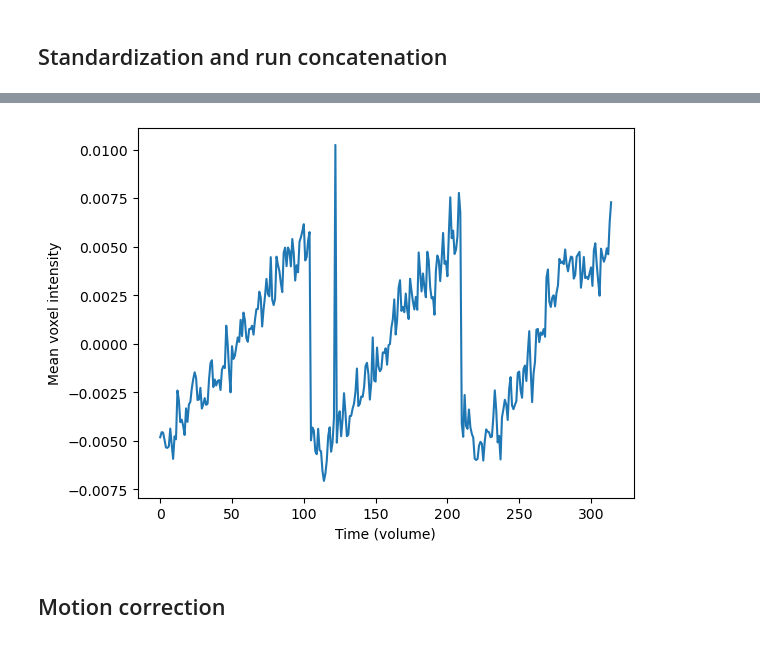
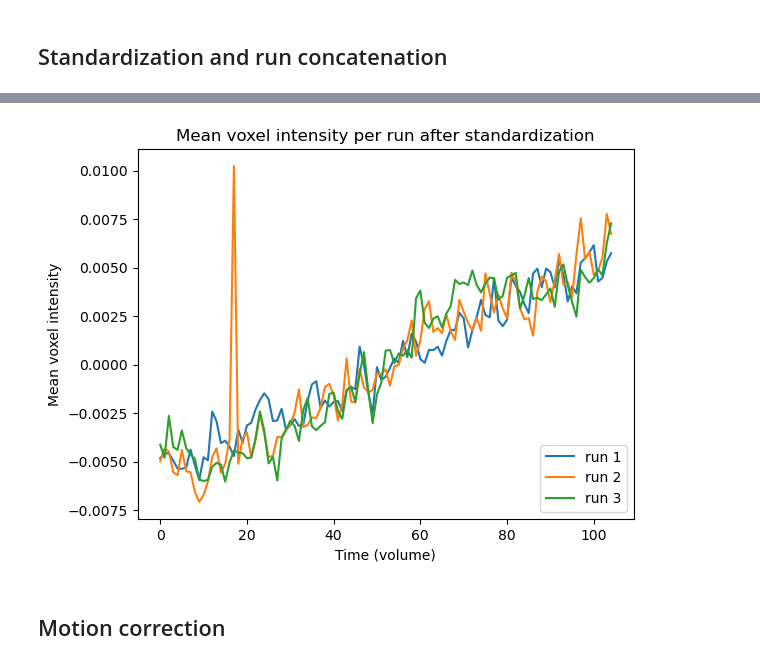
Before and after one commit to gdederichs/NSSP_project_1, a Jupyter notebook: preprocessing.ipynb, the cells around one changed output, grey strips where cells are left out. Saved outputs shown, nothing was run; the diff lists cells and outputs as text; code cells hidden in the pictures.

```diff
--- a/preprocessing.ipynb
+++ b/preprocessing.ipynb
@@ -206,5 +149,0 @@ plot_bold_data(all_runs, timepoints=[30,150,250])
-# %%
-# Do better this plot
-plot_mean_voxel_intensity(all_runs)
-# %% [output]
-[figure, removed]
@@ -214,2 +150,6 @@ fsleyesDisplay.load(all_runs)
+# %%
+plot_mean_voxel_intensity(all_runs, len_run = 105)
+# %% [output]
+[figure, added]
 # %% [markdown]
 ## Motion correction
```
Also changed, not shown: parts of 62 cells of this notebook, 3 other files.
